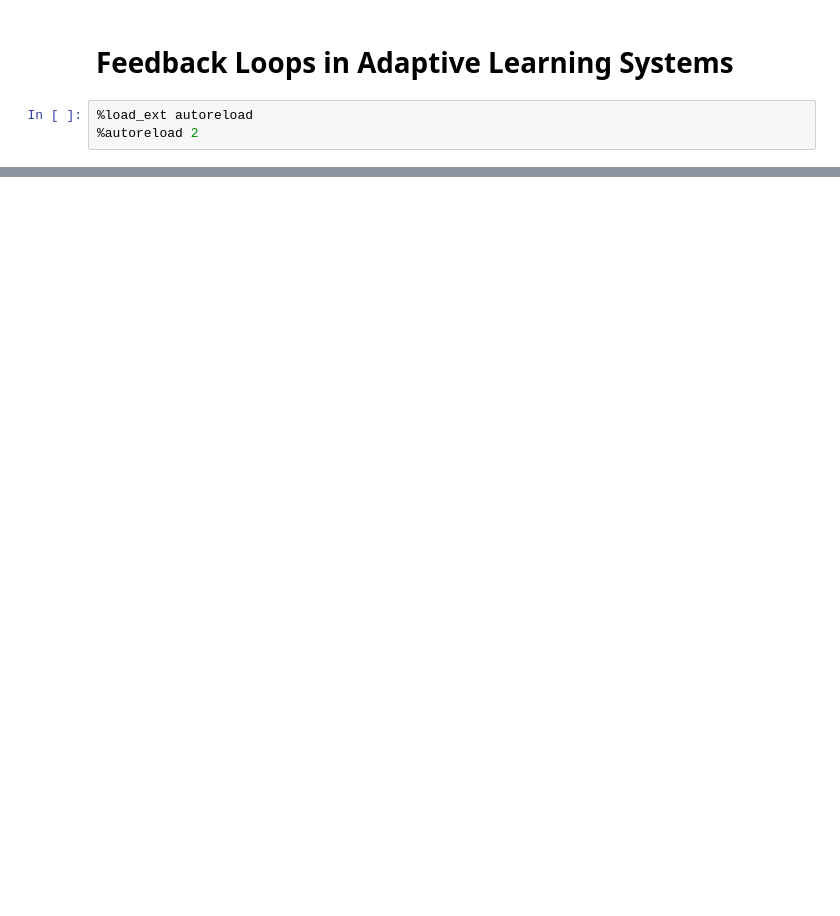
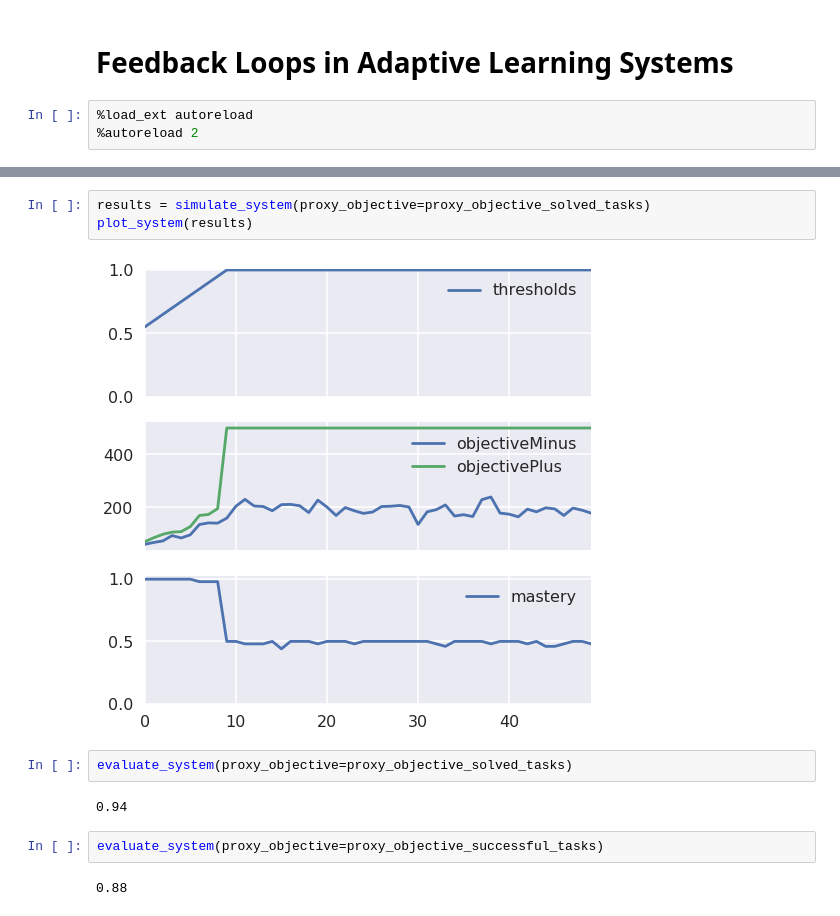
Before and after one commit to effa/iv109, a Jupyter notebook: 2018-05-09-exploration.ipynb, the cells around one changed output, grey strips where cells are left out. Drawn from its saved outputs; the diff is of its cells as text; blank space fills up the shorter version.

```diff
--- a/2018-05-09-exploration.ipynb
+++ b/2018-05-09-exploration.ipynb
@@ -144,0 +28,13 @@ evaluate_system(
+# %%
+results = simulate_system(proxy_objective=proxy_objective_solved_tasks)
+plot_system(results)
+# %% [output]
+[figure, added]
+# %%
+evaluate_system(proxy_objective=proxy_objective_solved_tasks)
+# %% [output]
+0.94
+# %%
+evaluate_system(proxy_objective=proxy_objective_successful_tasks)
+# %% [output]
+0.88
```
Also changed, not shown: parts of 10 cells of this notebook, 4 other files.
